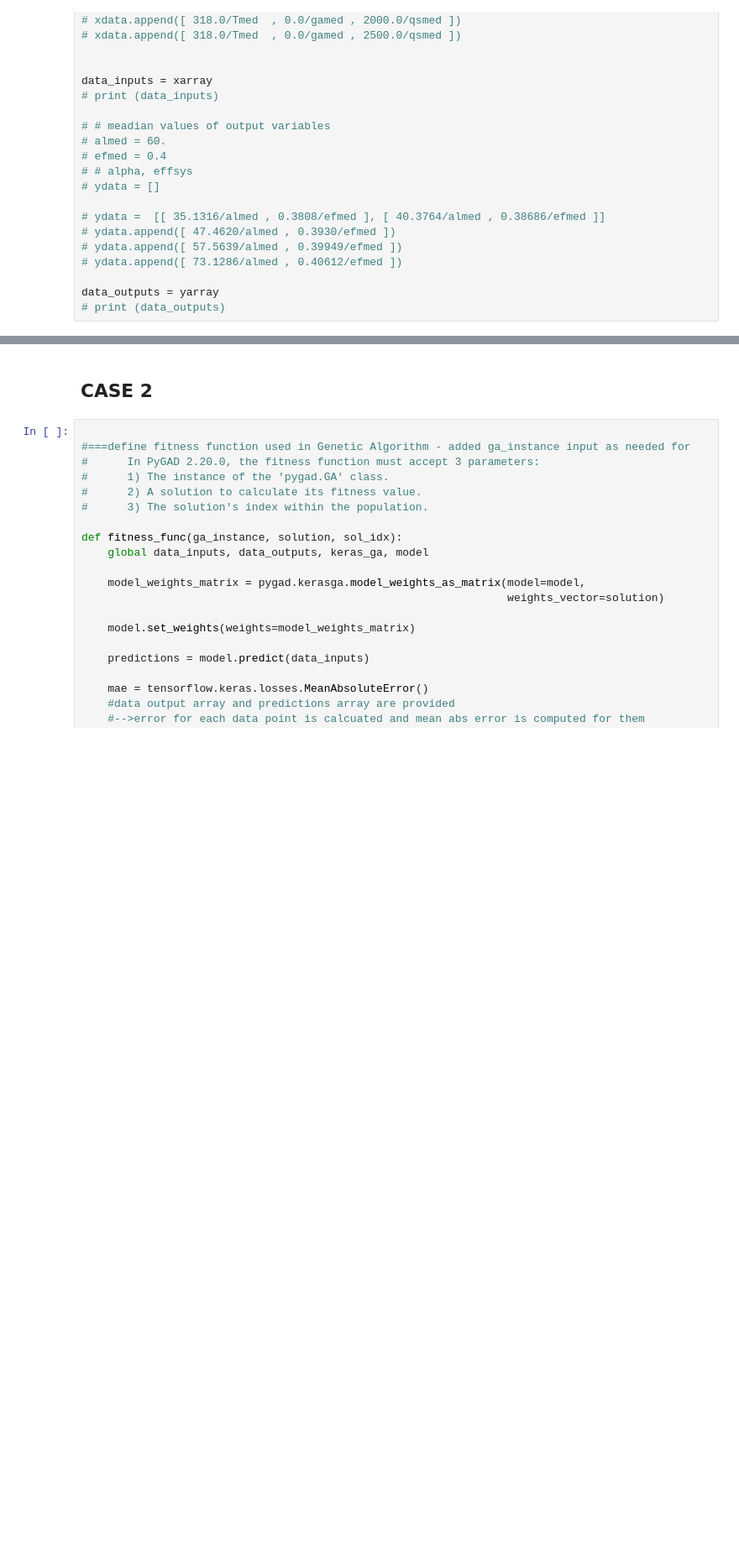
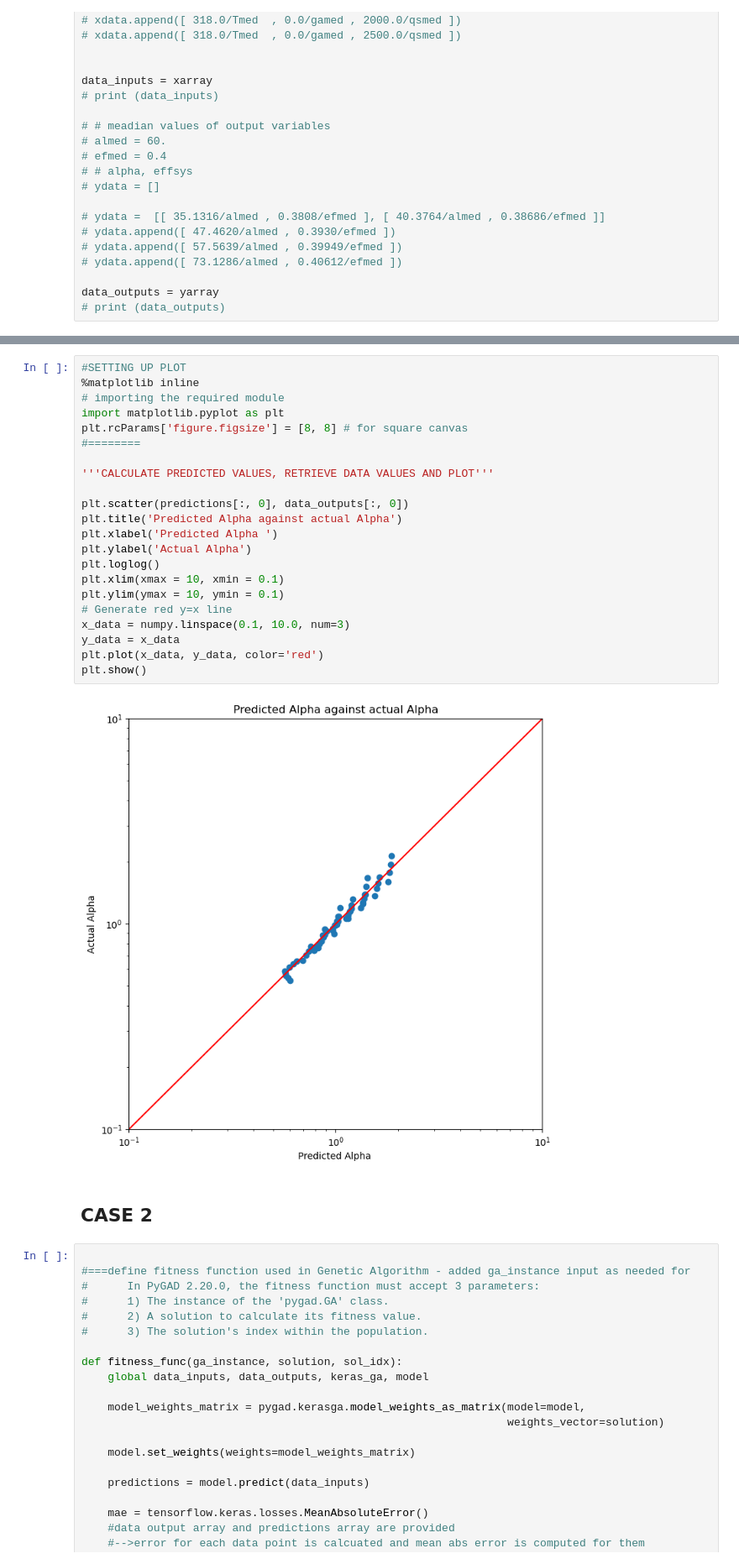
Before and after one commit to shawnkchan/ME249_P2, a Jupyter notebook: CodeP2.5F23.ipynb, the cells around one changed output, grey strips where cells are left out. Shown at 84% size. Cells and saved outputs as stored; diff of their text form; blank space fills up the shorter version.

```diff
--- a/CodeP2.5F23.ipynb
+++ b/CodeP2.5F23.ipynb
@@ -190,3 +389,27 @@ data_outputs = yarray
+# %%
+#SETTING UP PLOT
+%matplotlib inline
+# importing the required module
+import matplotlib.pyplot as plt
+plt.rcParams['figure.figsize'] = [8, 8] # for square canvas
+#========
+
+'''CALCULATE PREDICTED VALUES, RETRIEVE DATA VALUES AND PLOT'''
+
+plt.scatter(predictions[:, 0], data_outputs[:, 0])
+plt.title('Predicted Alpha against actual Alpha')
+plt.xlabel('Predicted Alpha ')
+plt.ylabel('Actual Alpha')
+plt.loglog()
+plt.xlim(xmax = 10, xmin = 0.1)
+plt.ylim(ymax = 10, ymin = 0.1)
+# Generate red y=x line
+x_data = numpy.linspace(0.1, 10.0, num=3)
+y_data = x_data
+plt.plot(x_data, y_data, color='red')
+plt.show()
+# %% [output]
+[figure, added]
 # %% [markdown]
 ## CASE 2
 # %%
```
Also changed, not shown: parts of 12 cells of this notebook, 8 other files.
